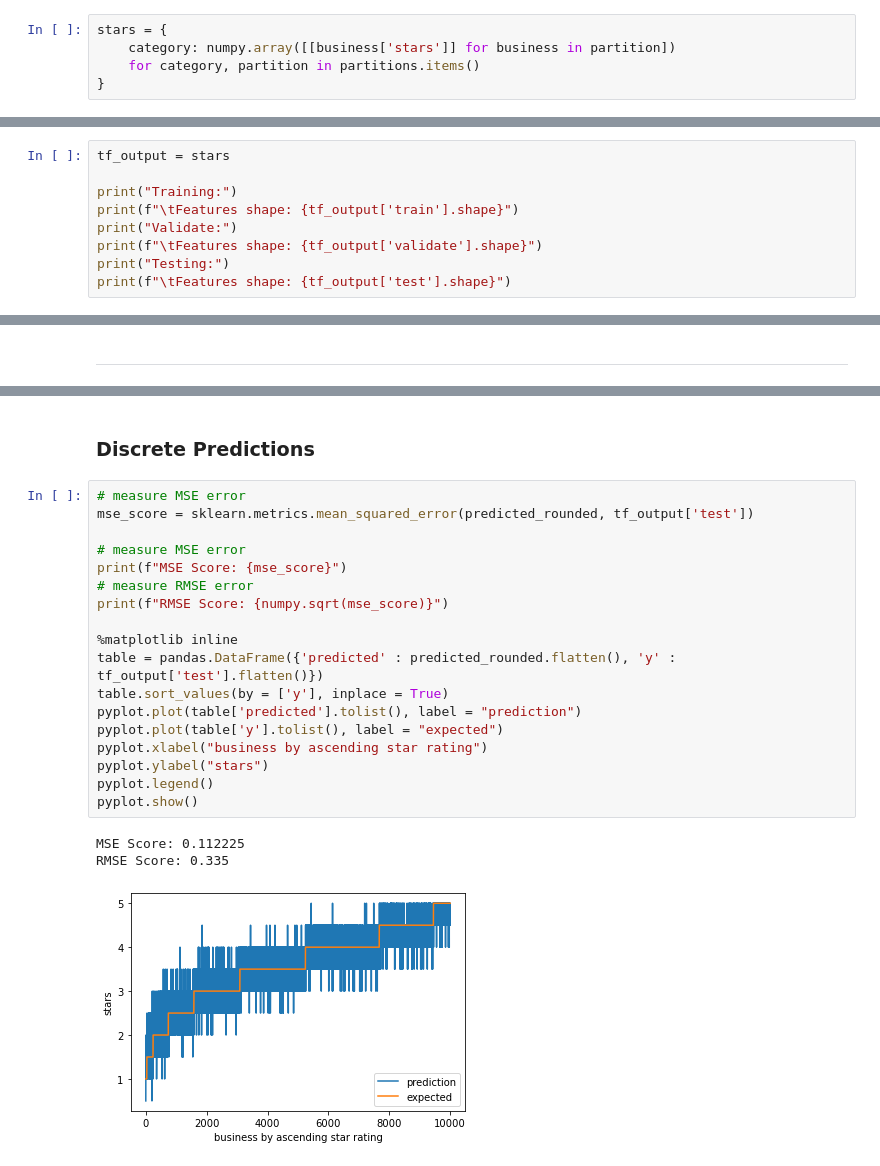
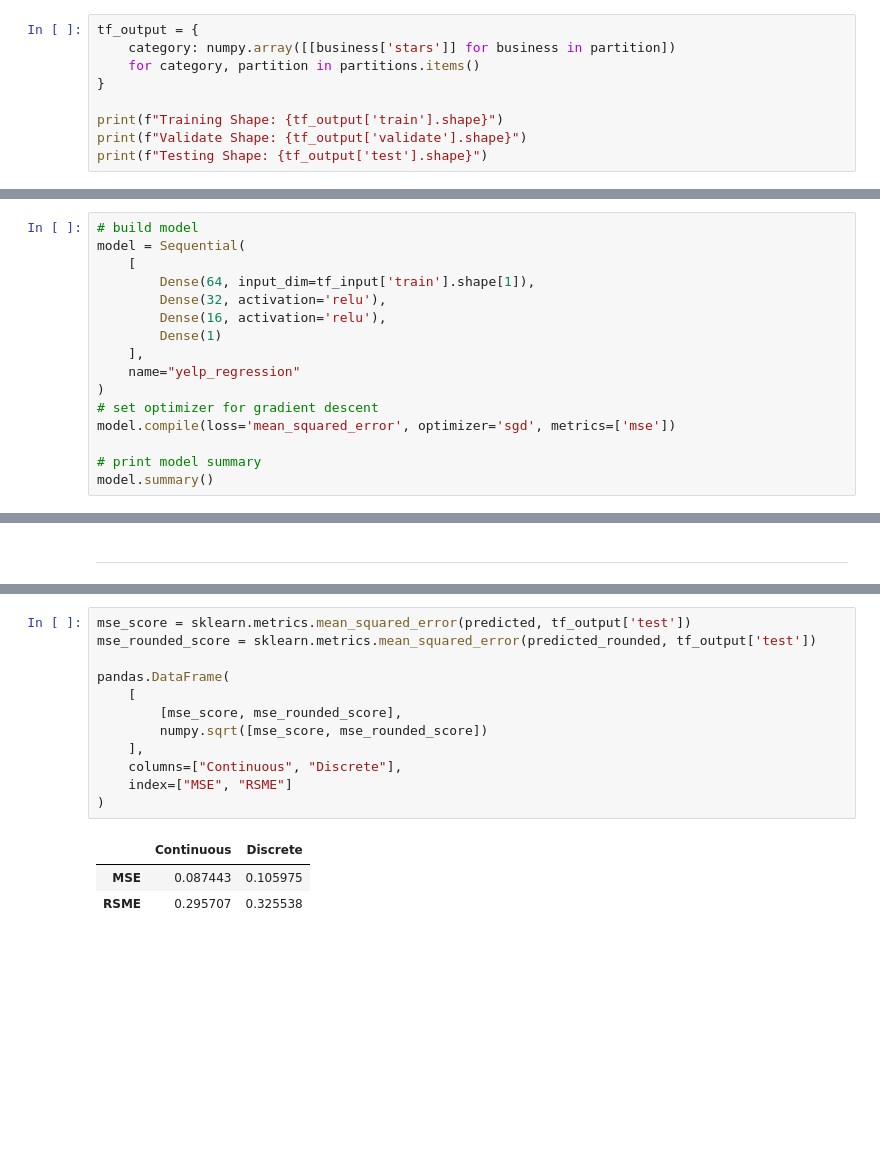
Before and after one commit to concision/predicting-yelp-ratings, a Jupyter notebook: notebook.ipynb, the cells around one changed output, grey strips where cells are left out. Cells and saved outputs as stored; diff of their text form; blank space fills up the shorter version.

```diff
--- a/notebook.ipynb
+++ b/notebook.ipynb
@@ -286,5 +284,9 @@ Testing:
 # %%
-stars = {
+tf_output = {
     category: numpy.array([[business['stars']] for business in partition])
     for category, partition in partitions.items()
 }
+
+print(f"Training Shape: {tf_output['train'].shape}")
+print(f"Validate Shape: {tf_output['validate'].shape}")
+print(f"Testing Shape: {tf_output['test'].shape}")
@@ -293,9 +296,0 @@ stars = {
-# %%
-tf_output = stars
-
-print("Training:")
-print(f"\tFeatures shape: {tf_output['train'].shape}")
-print("Validate:")
-print(f"\tFeatures shape: {tf_output['validate'].shape}")
-print("Testing:")
-print(f"\tFeatures shape: {tf_output['test'].shape}")
@@ -312,0 +303,16 @@ Testing:
+# %%
+# build model
+model = Sequential(
+    [
+        Dense(64, input_dim=tf_input['train'].shape[1]),
+        Dense(32, activation='relu'),
+        Dense(16, activation='relu'),
+        Dense(1)
+    ],
+    name="yelp_regression"
+)
+# set optimizer for gradient descent
+model.compile(loss='mean_squared_error', optimizer='sgd', metrics=['mse'])
+
+# print model summary
+model.summary()
@@ -428,24 +423,16 @@ RMSE Score: 0.3029348673668809
-# %% [markdown]
-### Discrete Predictions
-# %%
-# measure MSE error
-mse_score = sklearn.metrics.mean_squared_error(predicted_rounded, tf_output['test'])
-
-# measure MSE error
-print(f"MSE Score: {mse_score}")
-# measure RMSE error
-print(f"RMSE Score: {numpy.sqrt(mse_score)}")
-
-%matplotlib inline
-table = pandas.DataFrame({'predicted' : predicted_rounded.flatten(), 'y' : tf_output['test'].flatten()})
-table.sort_values(by = ['y'], inplace = True)
-pyplot.plot(table['predicted'].tolist(), label = "prediction")
-pyplot.plot(table['y'].tolist(), label = "expected")
-pyplot.xlabel("business by ascending star rating")
-pyplot.ylabel("stars")
-pyplot.legend()
-pyplot.show()
-# %% [output]
-MSE Score: 0.112225
-RMSE Score: 0.335
-[figure, removed]
+# %%
+mse_score = sklearn.metrics.mean_squared_error(predicted, tf_output['test'])
+mse_rounded_score = sklearn.metrics.mean_squared_error(predicted_rounded, tf_output['test'])
+
+pandas.DataFrame(
+    [
+        [mse_score, mse_rounded_score],
+        numpy.sqrt([mse_score, mse_rounded_score])
+    ],
+    columns=["Continuous", "Discrete"],
+    index=["MSE", "RSME"]
+)
+# %% [output]
+|  | Continuous | Discrete |
+| MSE | 0.087443 | 0.105975 |
+| RSME | 0.295707 | 0.325538 |
```
Also changed, not shown: parts of 36 cells of this notebook.
